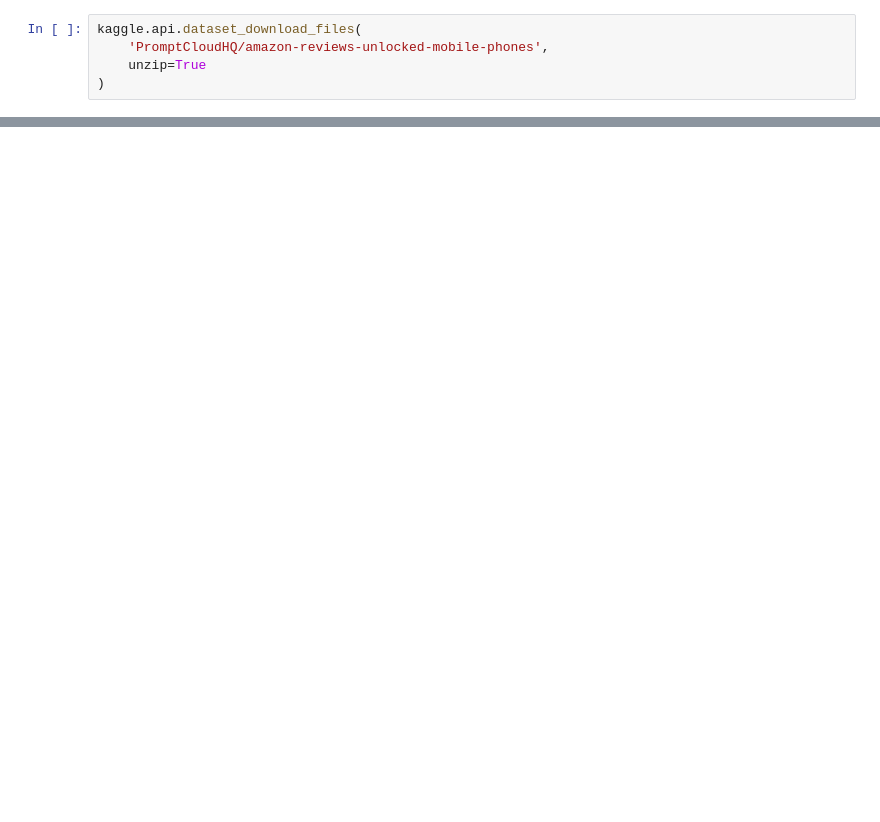
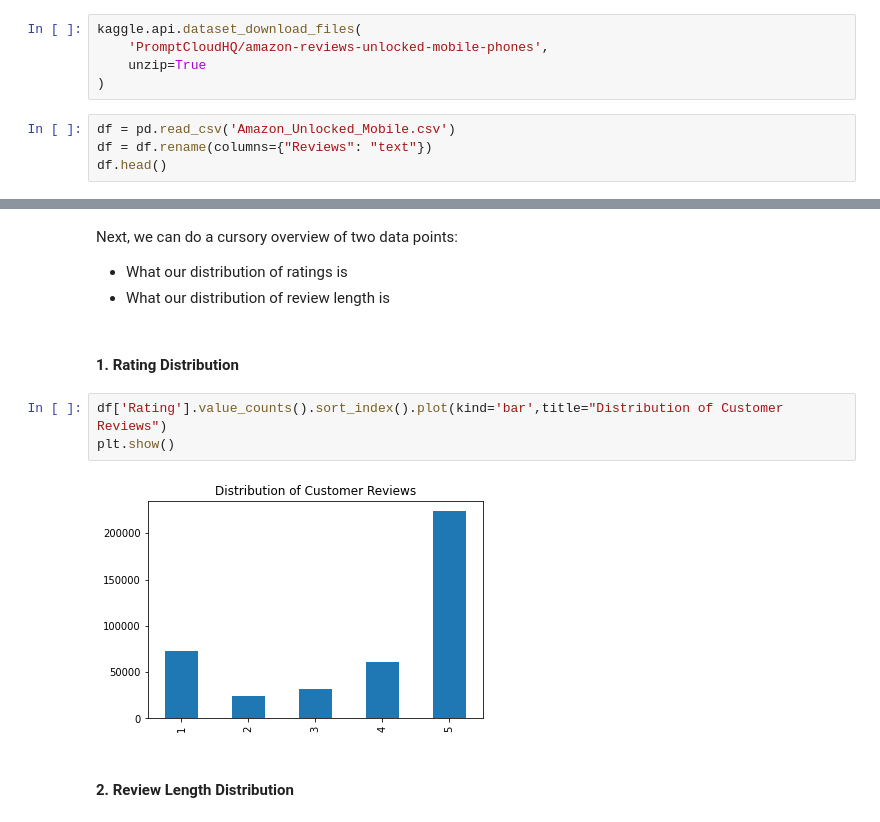
Before and after one commit to kayfilipp/text_mining_amazon_unlocked, a Jupyter notebook: Review_classification.ipynb, the cells around one changed output, grey strips where cells are left out. Saved outputs shown, nothing was run; the diff lists cells and outputs as text; blank space fills up the shorter version.

Commit message:
ingest data and get distribution stat

```diff
--- a/Untitled.ipynb
+++ b/Review_classification.ipynb
@@ -42,3 +44,7 @@ kaggle.api.dataset_download_files(
     'PromptCloudHQ/amazon-reviews-unlocked-mobile-phones',
     unzip=True
 )
+# %%
+df = pd.read_csv('Amazon_Unlocked_Mobile.csv')
+df = df.rename(columns={"Reviews": "text"})
+df.head()
@@ -44,0 +58,15 @@ kaggle.api.dataset_download_files(
+# %% [markdown]
+Next, we can do a cursory overview of two data points:
+<ul>
+    <li>What our distribution of ratings is</li>
+    <li>What our distribution of review length is</li>
+</ul>
+# %% [markdown]
+#### 1. Rating Distribution
+# %%
+df['Rating'].value_counts().sort_index().plot(kind='bar',title="Distribution of Customer Reviews")
+plt.show()
+# %% [output]
+[figure, added]
+# %% [markdown]
+#### 2. Review Length Distribution
```
Also changed, not shown: parts of 6 cells of this notebook.
